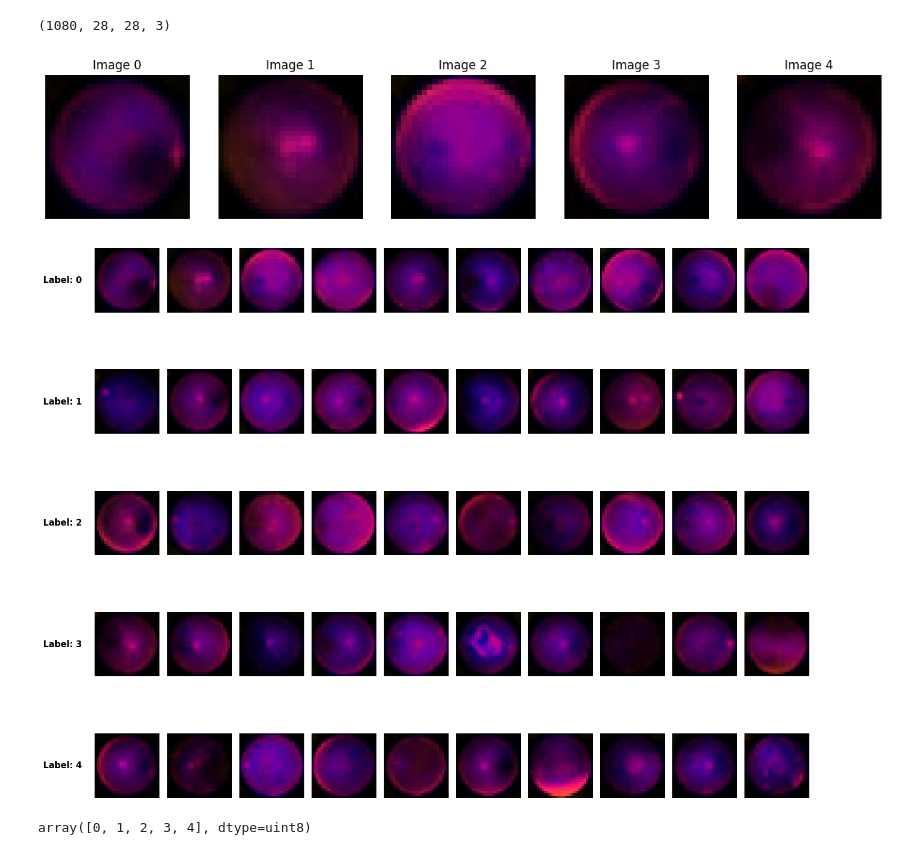
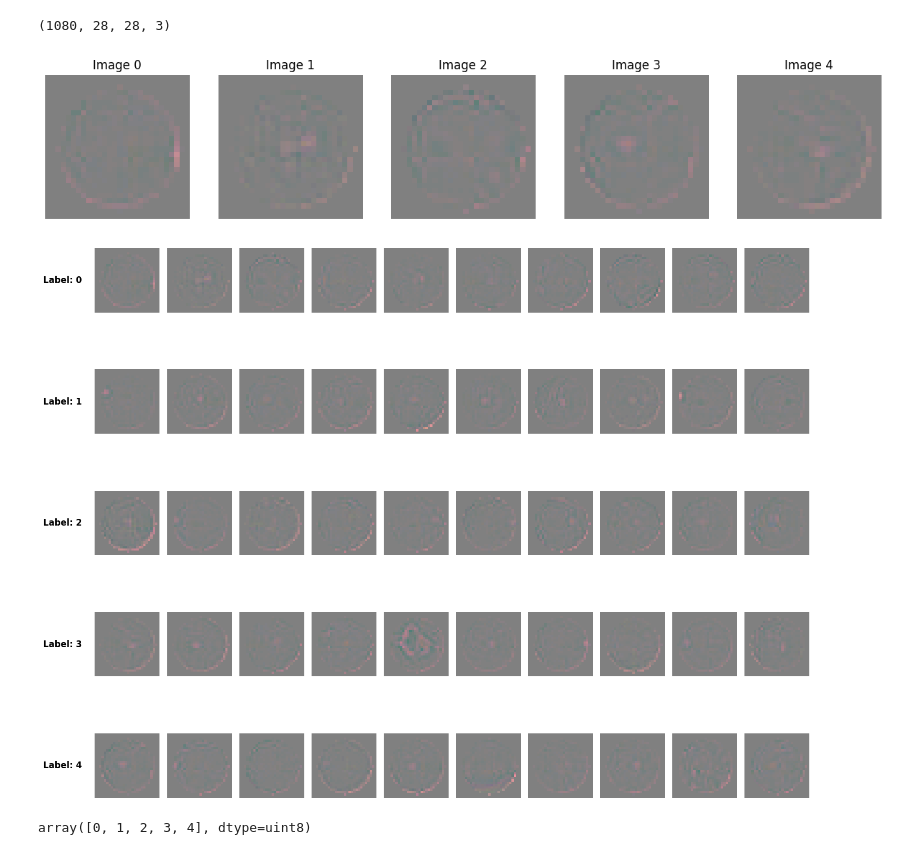
Before and after one commit to vivaikmalik/kaggleComp2, a Jupyter notebook: notebook_leakyReluSQRT2 copy.ipynb, the cells around one changed output. Drawn from its saved outputs; the diff is of its cells as text; code cells hidden in the pictures.

```diff
--- a/notebook_leakyReluSQRT2 copy.ipynb
+++ b/notebook_leakyReluSQRT2 copy.ipynb
@@ -34,25 +34,25 @@ images.shape
 # %%
 import matplotlib.pyplot as plt
 
 # Create a figure with 1 row and 5 columns
 # figsize=(width, height) controls how big the overall image is
 fig, axes = plt.subplots(1, 5, figsize=(15, 3))
 
 for i in range(5):
     # Select the image
-    img_data = images[i]
+    img_data = images_processed[i]
 
     # Optional: Normalize if your data is float 0-255
     # img_data = images[i] / 255.0
 
     # Plot on the specific axis (subplot)
     axes[i].imshow(img_data)
     axes[i].axis('off')  # Hide the axis numbers for a cleaner look
     axes[i].set_title(f"Image {i}")
 
 plt.show()
 # %% [output]
-[figure, old version]
+[figure, new version]
 # %%
 import matplotlib.pyplot as plt
 import numpy as np
@@ -79,7 +79,7 @@ for i, current_label in enumerate(unique_labels):
         if j < len(sample_idxs):
             # Get the image
             img_idx = sample_idxs[j]
-            img = images[img_idx]
+            img = images_processed[img_idx]
 
             # Normalize if necessary (fixes white image issue)
             if img.dtype.kind == 'f' and img.max() > 1:
@@ -99,7 +99,7 @@ for i, current_label in enumerate(unique_labels):
 plt.tight_layout()
 plt.show()
 # %% [output]
-[figure, old version]
+[figure, new version]
 # %%
 import numpy as np
 np.unique(labels)
```
Also changed, not shown: parts of 15 cells of this notebook, 6 other files.
